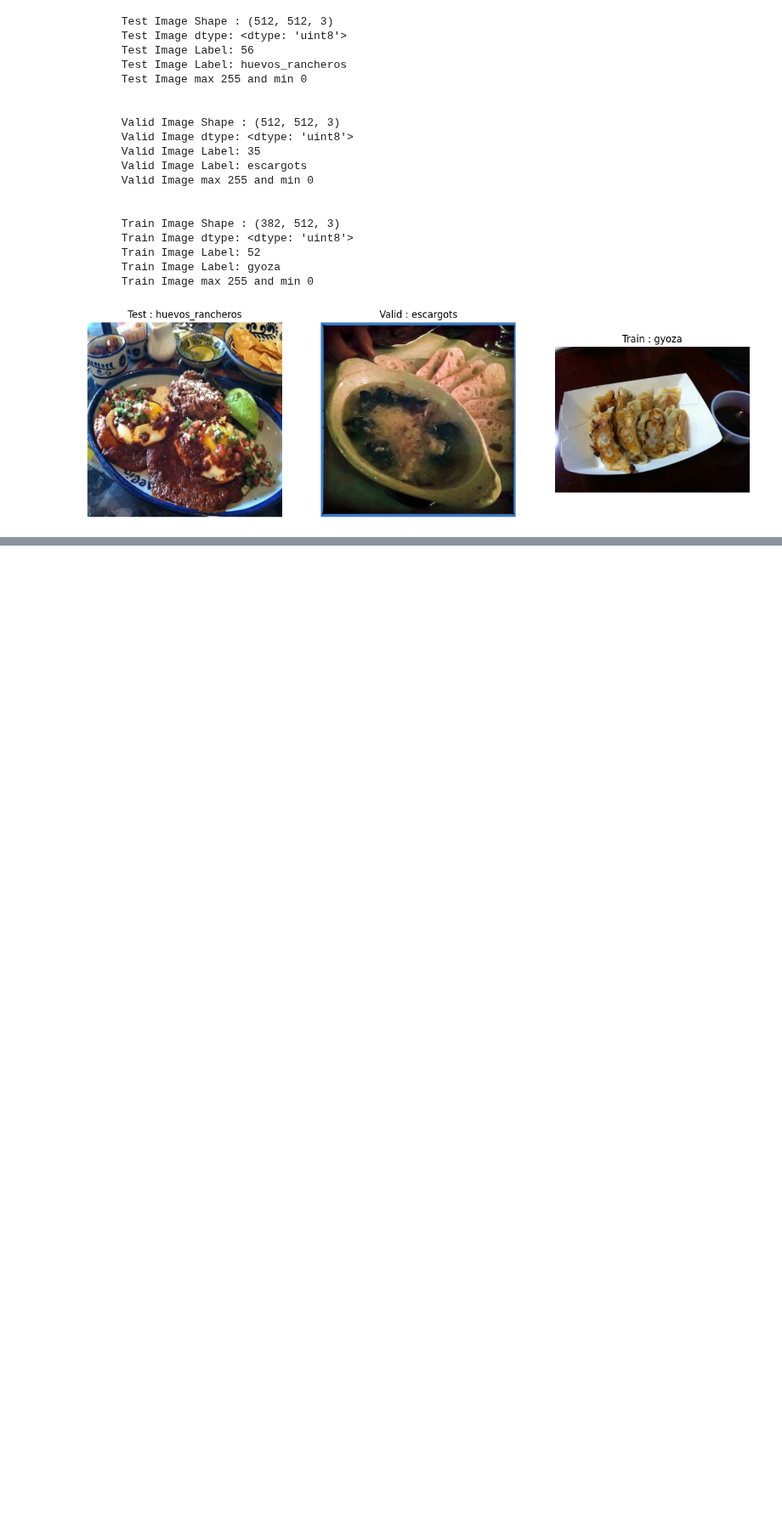
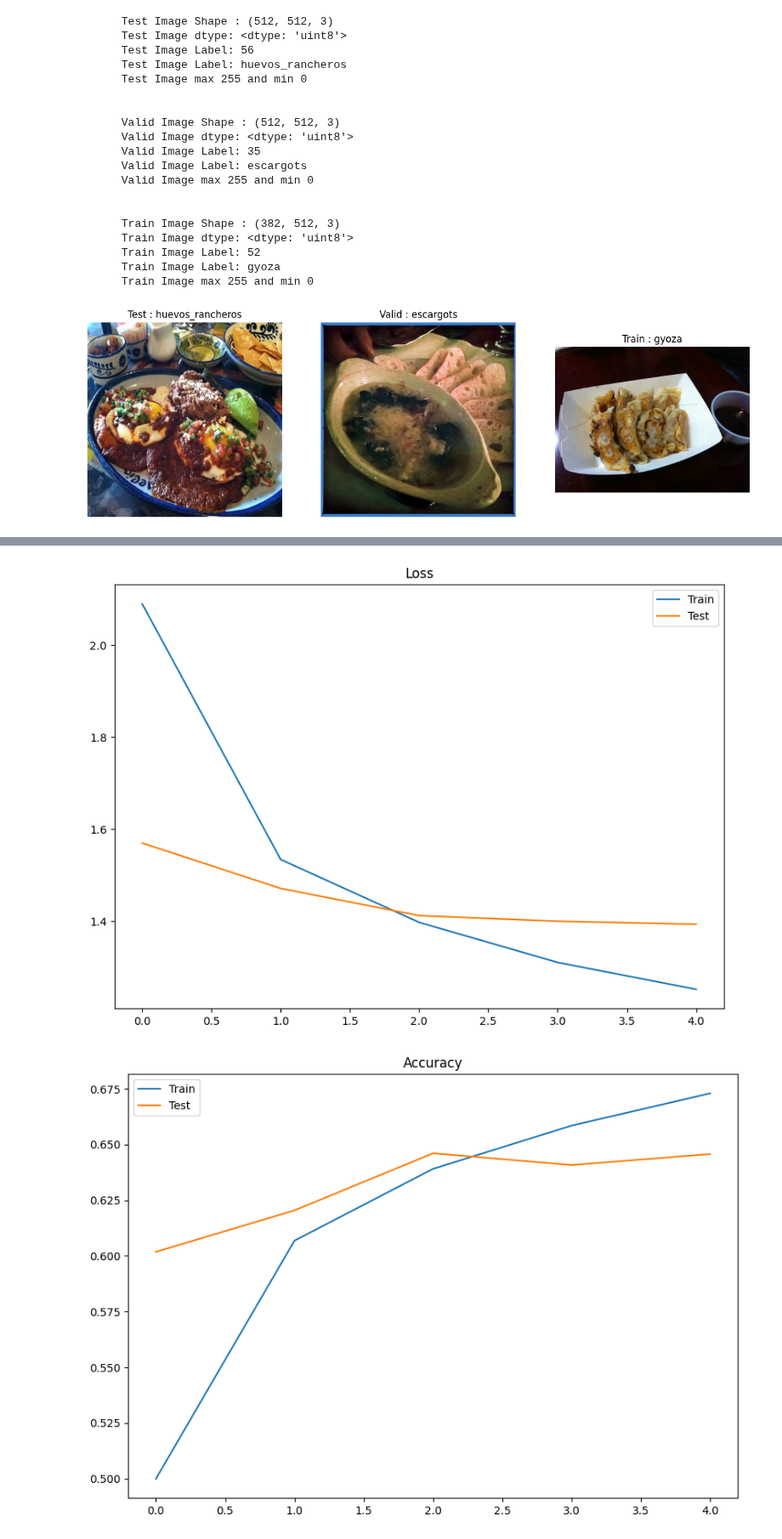
Before and after one commit to bikash119/learn_tensorflow, a Jupyter notebook: transfer_learning_tf.ipynb, the cells around one changed output, grey strips where cells are left out. Shown at 85% size. Saved outputs shown, nothing was run; the diff lists cells and outputs as text; code cells hidden in the pictures; blank space fills up the shorter version.

```diff
--- a/transfer_learning_tf.ipynb
+++ b/transfer_learning_tf.ipynb
@@ -155,0 +220,4 @@ display_image_and_details(test_set_raw.take(1), valid_set_raw.take(1), train_set
+# %%
+# 9. Load the pre-trained model by setting
+base_model= tf.keras.applications.EfficientNetB0(include_top=False)
+base_model.trainable= False
@@ -155,0 +246,39 @@ display_image_and_details(test_set_raw.take(1), valid_set_raw.take(1), train_set
+# %%
+# Create a function to plot the loss and accuracy curve
+
+def plot_loss_curve(history):
+  """
+    This function will take the history object and plot the loss and accuracy
+    curve for training and validation data.
+  """
+  epochs= range(len(history.history["loss"]))
+
+  loss= history.history["loss"]
+  val_loss= history.history["val_loss"]
+
+
+  accuracy= history.history["accuracy"]
+  val_accuracy= history.history["val_accuracy"]
+
+  plt.figure(figsize=(10,7))
+  plt.plot(epochs,loss, label="Train")
+  plt.plot(epochs,val_loss, label="Test")
+  plt.legend()
+  plt.title("Loss")
+
+  plt.figure(figsize=(10,7))
+  plt.plot(epochs,accuracy, label="Train")
+  plt.plot(epochs,val_accuracy, label="Test")
+  plt.legend()
+  plt.title("Accuracy");
+# %%
+history_effnetb0_model_1= model.fit(train_set
+                                    ,steps_per_epoch=len(train_set)
+                                    ,validation_data=valid_set
+                                    ,validation_steps=int(0.25* len(valid_set))
+                                    ,callbacks=[create_tensorboard_callback(log_dir="tensorboard_logs"
+                                                                            ,experiment_name=model.name)
+                                                ,create_model_checkpoint(model_checkpoint_path="model_chkpt")
+                                                ,create_early_stopping()
+                                                ,create_learningrate_reducer()]
+                                    ,epochs=5)
@@ -155,0 +298,5 @@ display_image_and_details(test_set_raw.take(1), valid_set_raw.take(1), train_set
+# %%
+plot_loss_curve(history_effnetb0_model_1)
+# %% [output]
+[figure, added]
+[figure, added]
```
Also changed, not shown: parts of 12 cells of this notebook.
